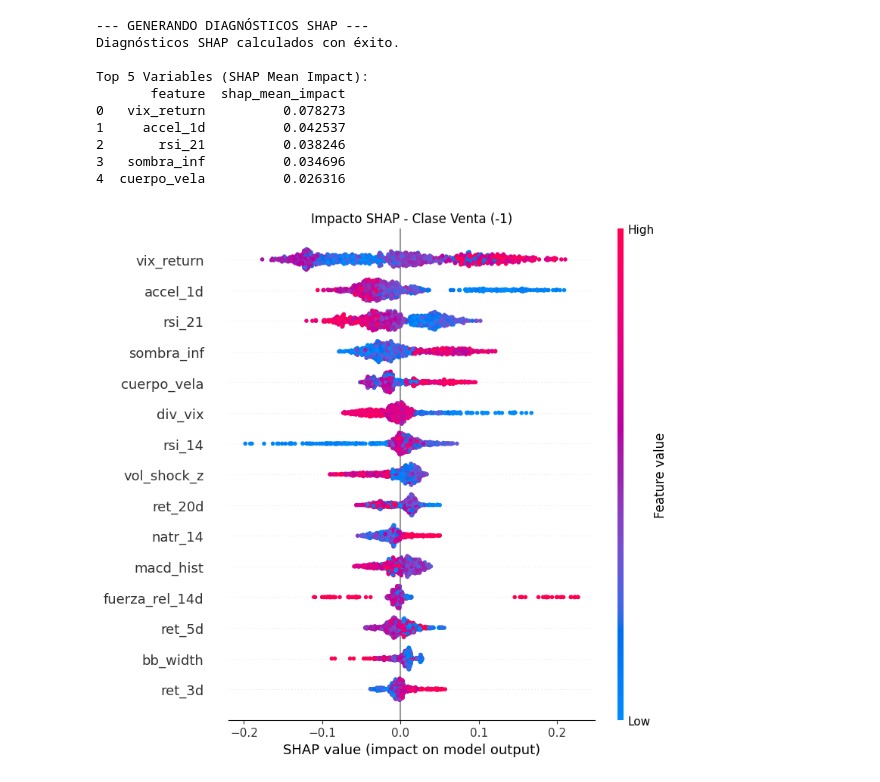
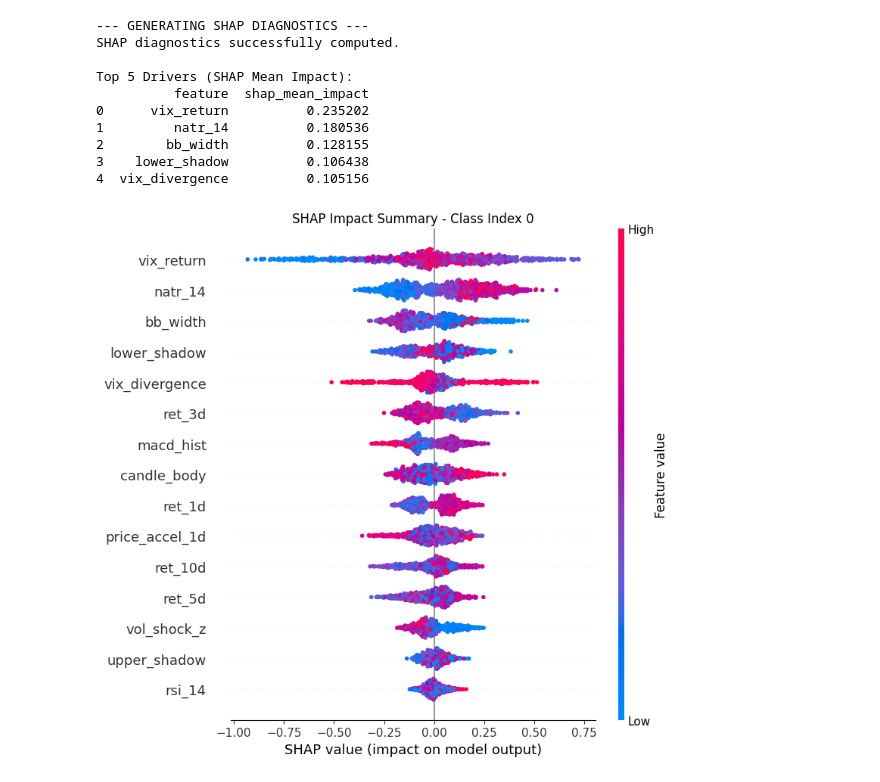
Before and after one commit to SantiagoDaleffe/financial-news-lakehouse-rag, a Jupyter notebook: quant_engine/notebooks/01_baseline_model.ipynb, the cells around one changed output. Cells and saved outputs as stored; diff of their text form; code cells hidden in the pictures.

```diff
--- a/quant_engine/notebooks/01_baseline_model.ipynb
+++ b/quant_engine/notebooks/01_baseline_model.ipynb
@@ -66,23 +89,25 @@ mejores_params = tuner.optimize(n_trials=100)
 lgbm_params = {
     "objective": "multiclass",
     "num_class": 3,
-    "learning_rate": 0.01941200712090007,
+    "learning_rate": 0.05845460888583364,
     "max_depth": 6,
-    'n_estimators': 100,
-    'num_leaves': 14,
-    "random_state": 42,
-    'min_child_samples': 161,
-    "class_weight": {-1: 1.706516680936239, 0: 0.8, 1: 1.459406484913147},
-    "verbose": -1,
-    'reg_alpha': 0.001115771193064251,
-    'reg_lambda': 0.0018137275679818334
+    'n_estimators': 171,
+    'num_leaves': 17,
+    "random_state": 1,
+    'min_child_samples': 78,
+    "class_weight": {-1: 1.8039724530062737, 0: 1.2888522813537968, 1: 1.400465297257751},
+    "verbosity": -1,
+    'reg_alpha': 1.2314755895165377,
+    'reg_lambda': 7.0286214519678305
 }
-umbral_compra=0.44176461620471413
-umbral_venta=0.5964878382473806
-q_high = 0.6053091352643017
-q_low = 0.3985880507929194
+
+buy_thresh = 0.4418490104448511
+sell_thresh = 0.5264213424699449
+q_high_val = 0.693799087600558
+q_low_val = 0.25020639959880264
 # %%
-backtester = WalkForwardBacktester(dias_entrenamiento=500, dias_paso=20, dias_embargo=5, q_high=q_high, q_low=q_low)
-df_res_real, last_model = backtester.run(df_panel, lgbm_params, umbral_compra=umbral_compra, umbral_venta=umbral_venta)
-acc_real = accuracy_score(df_res_real['y_true'], df_res_real['y_pred'])
+backtester = WalkForwardBacktester(train_days=252, step_days=20, embargo_days=5, q_high=q_high_val, q_low=q_low_val)
+res_df, final_model = backtester.run(train_panel, lgbm_params, buy_threshold=buy_thresh, sell_threshold=sell_thresh)
+
+real_acc = accuracy_score(res_df['y_true'], res_df['y_pred'])
 # %% [output]
@@ -135,20 +144,20 @@ Sharpe Ratio Anualizado:         2.05
 # %%
 explainer = ShapExplainer()
-df_shap, fig_shap = explainer.generate_diagnostics(last_model, df_panel)
-print("\nTop 5 Variables (SHAP Mean Impact):")
-print(df_shap.head(5))
+shap_df, shap_fig = explainer.generate_diagnostics(final_model, train_panel)
+print("\nTop 5 Drivers (SHAP Mean Impact):")
+print(shap_df.head(5))
 # %% [output]
---- GENERANDO DIAGNÓSTICOS SHAP ---
-Diagnósticos SHAP calculados con éxito.
+--- GENERATING SHAP DIAGNOSTICS ---
+SHAP diagnostics successfully computed.
 
-Top 5 Variables (SHAP Mean Impact):
-       feature  shap_mean_impact
-0   vix_return          0.078273
-1     accel_1d          0.042537
-2       rsi_21          0.038246
-3   sombra_inf          0.034696
-4  cuerpo_vela          0.026316
+Top 5 Drivers (SHAP Mean Impact):
+          feature  shap_mean_impact
+0      vix_return          0.235202
+1         natr_14          0.180536
+2        bb_width          0.128155
+3    lower_shadow          0.106438
+4  vix_divergence          0.105156
-[figure, old version]
+[figure, new version]
 # %%
 tracker = QuantTracker(experiment_name="MultiTicker_WalkForward")
 tracker.log_walk_forward_run(
```
Also changed, not shown: parts of 15 cells of this notebook, 45 other files.
